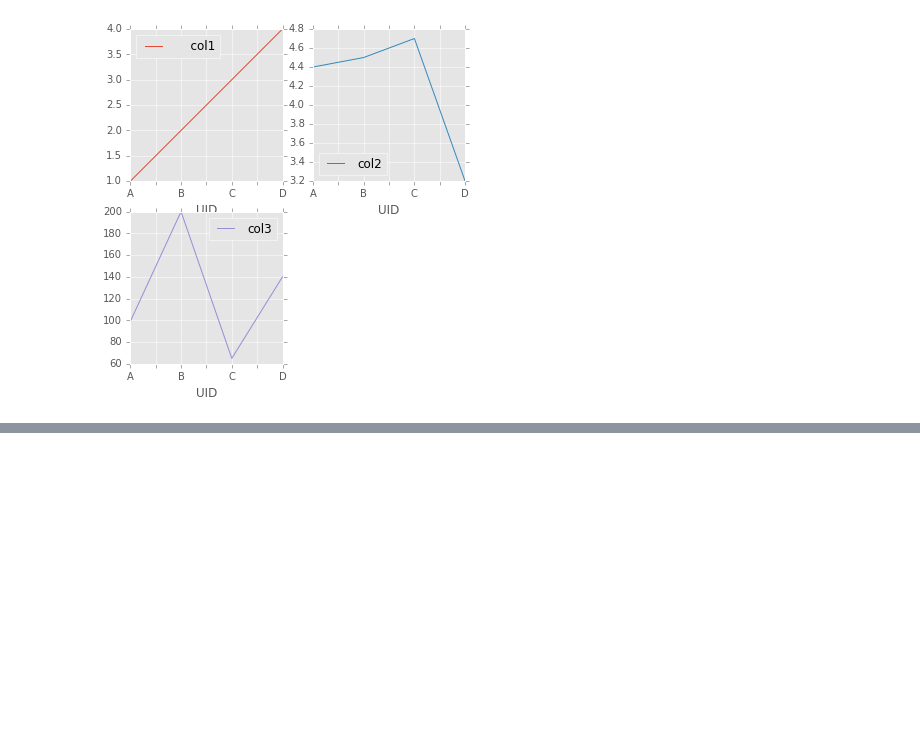
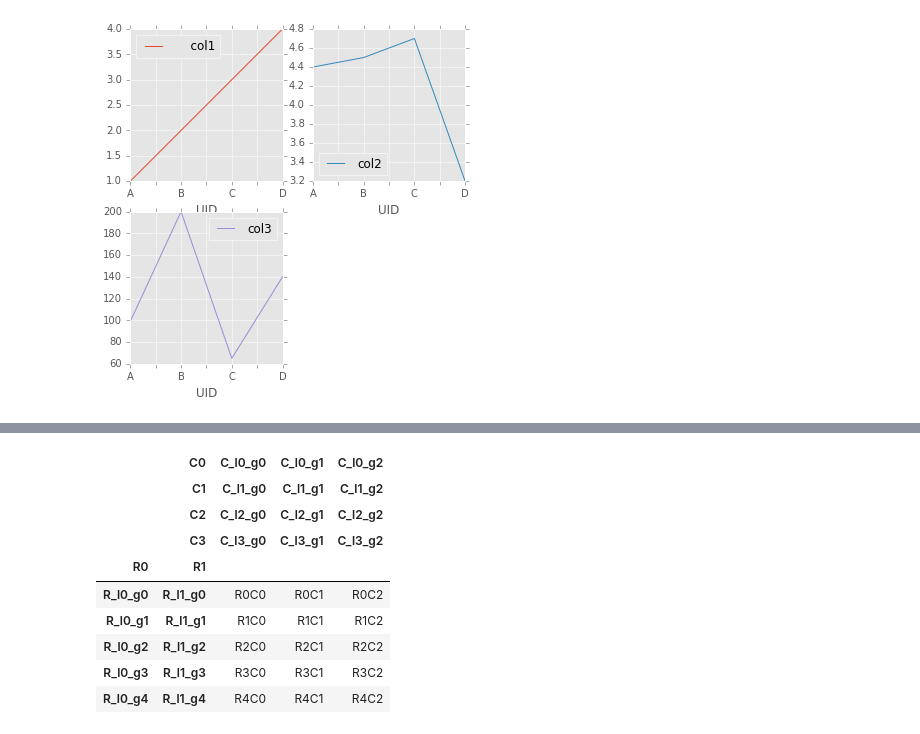
Before and after one commit to jminh/jupyter_lab, a Jupyter notebook: copy_paste_csv.ipynb, the cells around one changed output, grey strips where cells are left out. Drawn from its saved outputs; the diff is of its cells as text; code cells hidden in the pictures; blank space fills up the shorter version.

```diff
--- a/copy_paste_csv.ipynb
+++ b/copy_paste_csv.ipynb
@@ -52,0 +118,25 @@ df.plot(subplots=True, layout=(2, -1), figsize=(6, 6), sharex=False);
+# %%
+df = pd.read_csv(StringIO('''
+C0,,C_l0_g0,C_l0_g1,C_l0_g2
+C1,,C_l1_g0,C_l1_g1,C_l1_g2
+C2,,C_l2_g0,C_l2_g1,C_l2_g2
+C3,,C_l3_g0,C_l3_g1,C_l3_g2
+R0,R1,,,
+R_l0_g0,R_l1_g0,R0C0,R0C1,R0C2
+R_l0_g1,R_l1_g1,R1C0,R1C1,R1C2
+R_l0_g2,R_l1_g2,R2C0,R2C1,R2C2
+R_l0_g3,R_l1_g3,R3C0,R3C1,R3C2
+R_l0_g4,R_l1_g4,R4C0,R4C1,R4C2
+'''), header=[0,1,2,3], index_col=[0,1], skipinitialspace=True)
+df
+# %% [output]
+|  | C0 | C_l0_g0 | C_l0_g1 | C_l0_g2 |
+|  | C1 | C_l1_g0 | C_l1_g1 | C_l1_g2 |
+|  | C2 | C_l2_g0 | C_l2_g1 | C_l2_g2 |
+|  | C3 | C_l3_g0 | C_l3_g1 | C_l3_g2 |
+| R0 | R1 |  |  |  |
+| R_l0_g0 | R_l1_g0 | R0C0 | R0C1 | R0C2 |
+| R_l0_g1 | R_l1_g1 | R1C0 | R1C1 | R1C2 |
+| R_l0_g2 | R_l1_g2 | R2C0 | R2C1 | R2C2 |
+| R_l0_g3 | R_l1_g3 | R3C0 | R3C1 | R3C2 |
+| R_l0_g4 | R_l1_g4 | R4C0 | R4C1 | R4C2 |
```
Also changed, not shown: parts of 8 cells of this notebook, 1 other file.
